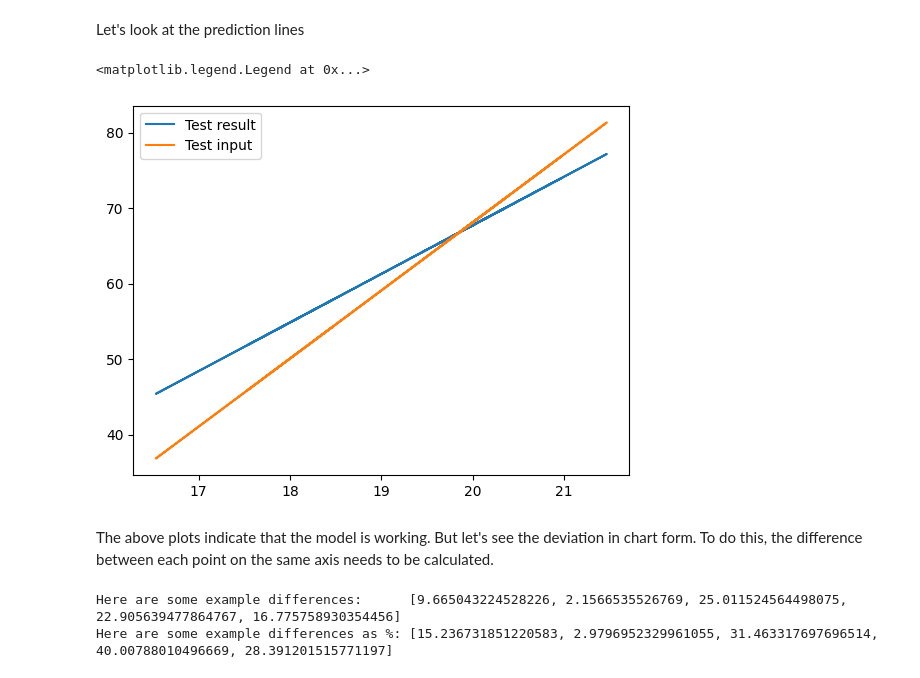
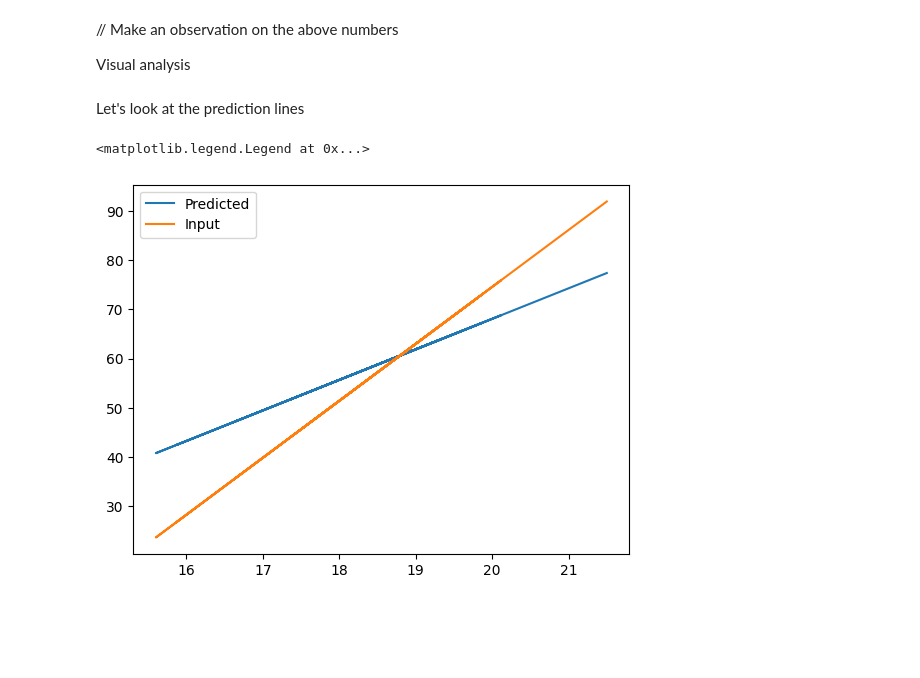
Before and after one commit to jussihailu1/AI-for-Society, a Jupyter notebook: AI/Second try (Chat GPT-3)/Chat GPT-3 generated code.ipynb, the cells around one changed output. Cells and saved outputs as stored; diff of their text form; code cells hidden in the pictures; blank space fills up the shorter version.

```diff
--- a/AI/Second try (Chat GPT-3)/Chat GPT-3 generated code.ipynb
+++ b/AI/Second try (Chat GPT-3)/Chat GPT-3 generated code.ipynb
@@ -55 +64,11 @@ The printed result varies a lot every time the above script is run. This is beca
+# %%
+# Define the number of iterations to run the model fitting to get the best performing model
+iterations = 1000
+
+# Define the list that will contain the model scores for the x amount of iterations.
+# This list will be used later on for plotting purposes.
+best_performing_learning_rate_model_scores = []
+
+# The list will be overwritten when the below variable is increased
+best_performing_learning_rate = 0
 # %%
@@ -91,12 +155,6 @@ The average model score is negative meaning that the average model is useless. T
 # %%
-# Creating a numpy array
-npArr = np.array(model_scores)
-x = npArr[:, 1]
-
-# Creating a datafram
-dfX = pd.DataFrame()
-dfX['x'] = x
-
-dfX.describe().transpose()
+# Describing the model scores array as a dataframe
+x = np.array(best_performing_learning_rate_model_scores)[:, 1]
+pd.DataFrame(x).describe().transpose()
 # %% [output]
 |  | count | mean | std | min | 25% | 50% | 75% | max |
@@ -119,0 +192,6 @@ ax[2].grid(visible=True, axis="y", which="both")
+# %%
+# Filter and print the best performing model
+best_performing_learning_rate = learning_rates_differences[learning_rates_differences['highest_model_score'] == learning_rates_differences['highest_model_score'].max()]
+print(best_performing_learning_rate)
+
+model = best_performing_learning_rate['strongest_model'].values[0]
@@ -169,0 +233,6 @@ plt.legend()
+# %%
+predictions = model.predict(final_X_test)
+predicted_vs_actual_df = pd.DataFrame({'prediction': predictions, 'actual': final_y_test})
+
+predicted_df = pd.DataFrame({'receipt price': predictions, 'toe as n': final_X_test['toe as n'], 'dow': final_X_test['dow']})
+input_df = pd.DataFrame({'receipt price': final_y_test, 'toe as n': final_X_test['toe as n'], 'dow': final_X_test['dow']})
@@ -170,40 +264,21 @@ plt.legend()
+# %% [markdown]
+// Make an observation on the above numbers
+
+Visual analysis
 # %% [markdown]
 Let's look at the prediction lines
 # %%
 def plot_prediction_line(x, y, label):
     #obtain m (slope) and b(intercept) of linear regression line
     m, b = np.polyfit(x, y, 1)
 
     #add linear regression line to scatterplot
     plt.plot(x, m*x+b, label=label)
 
-plot_prediction_line(test_results_df["toe as n"], test_results_df["receipt price"], "Test result")
-plot_prediction_line(test_input_df["toe as n"], test_input_df["receipt price"], "Test input")
+plot_prediction_line(predicted_df["toe as n"], predicted_df["receipt price"], "Predicted")
+plot_prediction_line(input_df["toe as n"], input_df["receipt price"], "Input")
 
 plt.legend()
 # %% [output]
 <matplotlib.legend.Legend at 0x...>
-[figure, old version]
+[figure, new version]
-# %% [markdown]
-The above plots indicate that the model is working. But let's see the deviation in chart form. To do this, the difference between each point on the same axis needs to be calculated.
-# %%
-receipt_price_differences = []
-receipt_price_differences_as_percentage = []
-
-test_input_as_array = np.asarray(test_input_df)
-
-for index, row in test_results_df.iterrows():
-  inp_rp = test_input_as_array[index][1]
-  res_rp = row[1]
-
-  receipt_price_difference = abs(res_rp - inp_rp)
-  receipt_price_differences.append(receipt_price_difference)
-
-  diff_in_percentage = (abs(res_rp - inp_rp) / (abs(res_rp + inp_rp) / 2)) * 100
-  receipt_price_differences_as_percentage.append(diff_in_percentage)
-
-print(f"Here are some example differences:      {receipt_price_differences[:5]}")
-print(f"Here are some example differences as %: {receipt_price_differences_as_percentage[:5]}")
-# %% [output]
-Here are some example differences:      [9.665043224528226, 2.1566535526769, 25.011524564498075, 22.905639477864767, 16.775758930354456]
-Here are some example differences as %: [15.236731851220583, 2.9796952329961055, 31.463317697696514, 40.00788010496669, 28.391201515771197]
```
Also changed, not shown: parts of 51 cells of this notebook, 3 other files.
